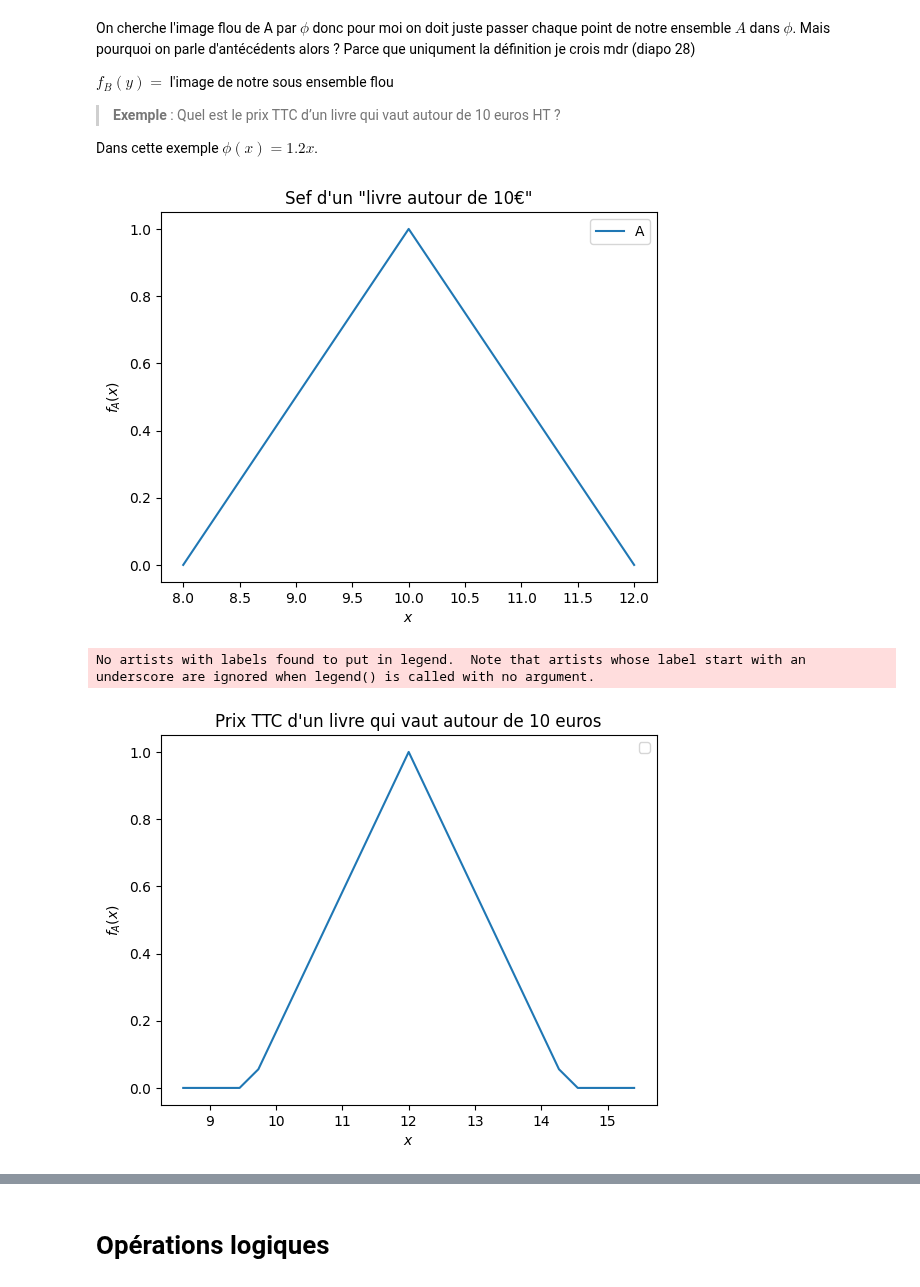
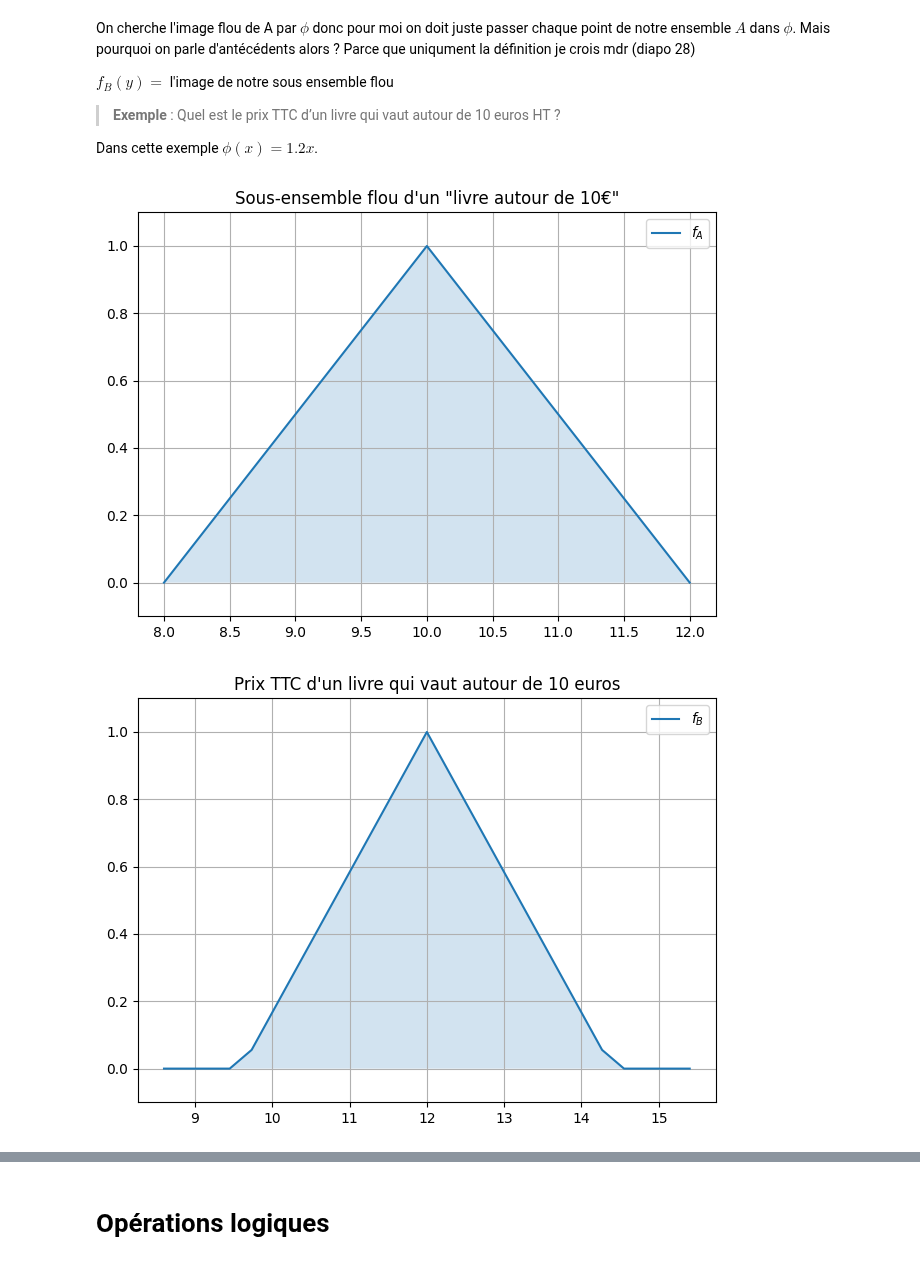
Before and after one commit to CharlesAttend/M2-DAC, a Jupyter notebook: XAI/TME/TME4-5/TME4.ipynb, the cells around one changed output, grey strips where cells are left out. Cells and saved outputs as stored; diff of their text form; code cells hidden in the pictures.

```diff
--- a/XAI/TME/TME4-5/TME4.ipynb
+++ b/XAI/TME/TME4-5/TME4.ipynb
@@ -10,7 +10,7 @@ import matplotlib.pyplot as plt
 ## Représentation des sous-ensembles flous
 # %%
 sef = {
-    "triangulaire": np.array([(1, 0), (4, 1), (6, 0)]),
-    "trapezoidal": np.array([(1, 0), (4, 1), (6, 1), (8, 0)]),
-    "quelconque": np.array([(1, 0), (4, 1), (6, 0.6), (7, 0.3), (9, 1), (10, 0.5), (15, 0)]),
+    "Triangulaire": np.array([(1, 0), (4, 1), (6, 0)]),
+    "Trapézoïdal": np.array([(1, 0), (4, 1), (6, 1), (8, 0)]),
+    "Quelconque": np.array([(1, 0), (4, 1), (6, 0.6), (7, 0.3), (9, 1), (10, 0.5), (15, 0)]),
 }
@@ -381,34 +444,33 @@ $f_B(y) = $ l'image de notre sous ensemble flou
 Dans cette exemple $\phi(x) = 1.2x$.
 # %%
 A = np.array([(8, 0), (10, 1), (12, 0)])
-plot_sefs({"A": A}, title='Sef d\'un "livre autour de 10€"')
+tracer_sous_ensembles_flous({"$f_A$": A}, title='Sous-ensemble flou d\'un "livre autour de 10€"')
 # %% [output]
-[figure, old version]
+[figure, new version]
 # %%
 def extension(A, phi, num=25):
     f_b = []
     f_a = lambda x: np.interp(x, A[:, 0], A[:, 1])
 
     # obligé de boucler à un moment, c'est pas compatible avec les arrays
     # Il faut convertir en float sinon numpy n'arrive pas à identifier le dtype dans le linspace
     y = [float(phi.calcule(A[i, 0])) for i in range(len(A))]
     y_min = min(y) - 1
     y_max = max(y) + 1
     y = np.linspace(y_min, y_max, num)
-    for y_i in y:  # je ne sais pas trop comment limiter y
+    for y_i in y:
         x_i = phi.antecedent(y_i)
         if len(x_i) == 0:
             f_b.append((y_i, 0))
         else:
             sup = f_a(x_i).max()
             f_b.append((y_i, sup))
     return np.array(f_b)
 
 
 x = sp.symbols("x", real=True, strict=False)
 phi = Phi(1.2 * x, x)
 f_B = extension(A, phi)
-plot_sefs({"": f_B}, title="Prix TTC d'un livre qui vaut autour de 10 euros")
+tracer_sous_ensembles_flous({"$f_B$": f_B}, title="Prix TTC d'un livre qui vaut autour de 10 euros")
 # %% [output]
-No artists with labels found to put in legend.  Note that artists whose label start with an underscore are ignored when legend() is called with no argument.
-[figure, old version]
+[figure, new version]
```
Also changed, not shown: parts of 39 cells of this notebook.
